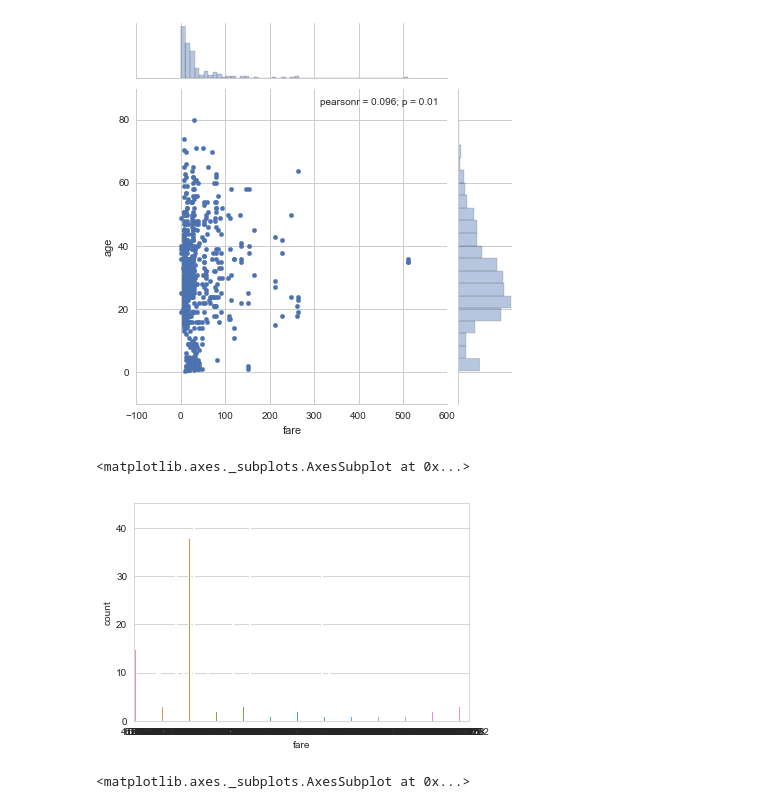
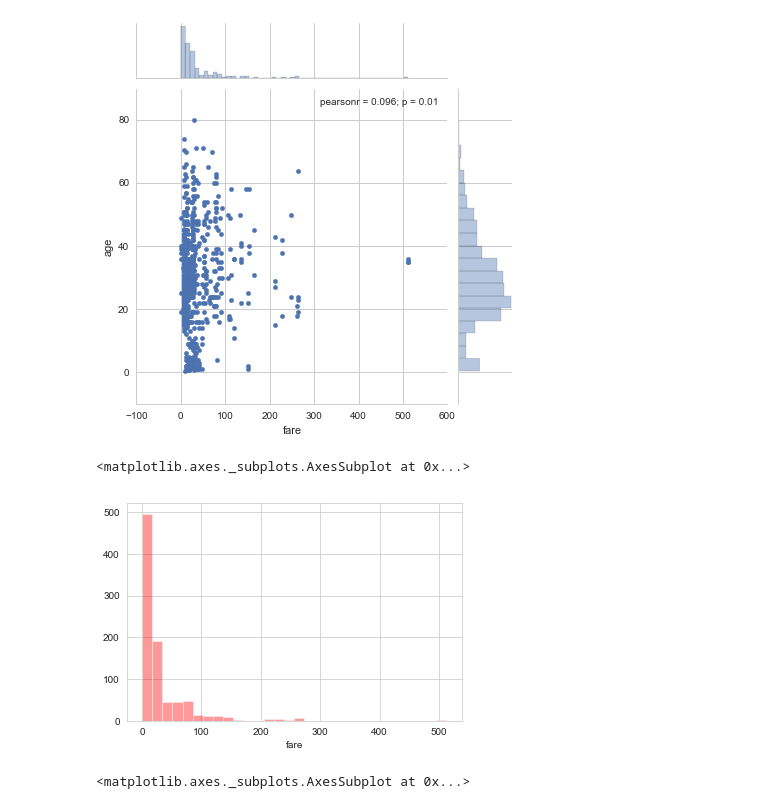
Before and after one commit to mujahid7292/PythonForDataScienceAndMachileLearningBootCamp, a Jupyter notebook: 09PythonForDataVisualization-Seaborn/Seaborn Exercises .ipynb, the cells around one changed output. Saved outputs shown, nothing was run; the diff lists cells and outputs as text; code cells hidden in the pictures.

```diff
--- a/09PythonForDataVisualization-Seaborn/Seaborn Exercises .ipynb
+++ b/09PythonForDataVisualization-Seaborn/Seaborn Exercises .ipynb
@@ -49,12 +49,12 @@ sns.jointplot(x='fare',y='age',data=titanic)
 # %%
 # CODE HERE
 # REPLICATE EXERCISE PLOT IMAGE BELOW
 # BE CAREFUL NOT TO OVERWRITE CELL BELOW
 # THAT WOULD REMOVE THE EXERCISE PLOT IMAGE!
-sns.countplot(x='fare',data=titanic)
+sns.distplot(titanic['fare'],kde=False,bins=30,color='red')
 # %% [output]
 <matplotlib.axes._subplots.AxesSubplot at 0x...>
-[figure, old version]
+[figure, new version]
 # %%
 # %% [output]
 <matplotlib.axes._subplots.AxesSubplot at 0x...>
```
Also changed, not shown: parts of 4 cells of this notebook, 3 other files.
